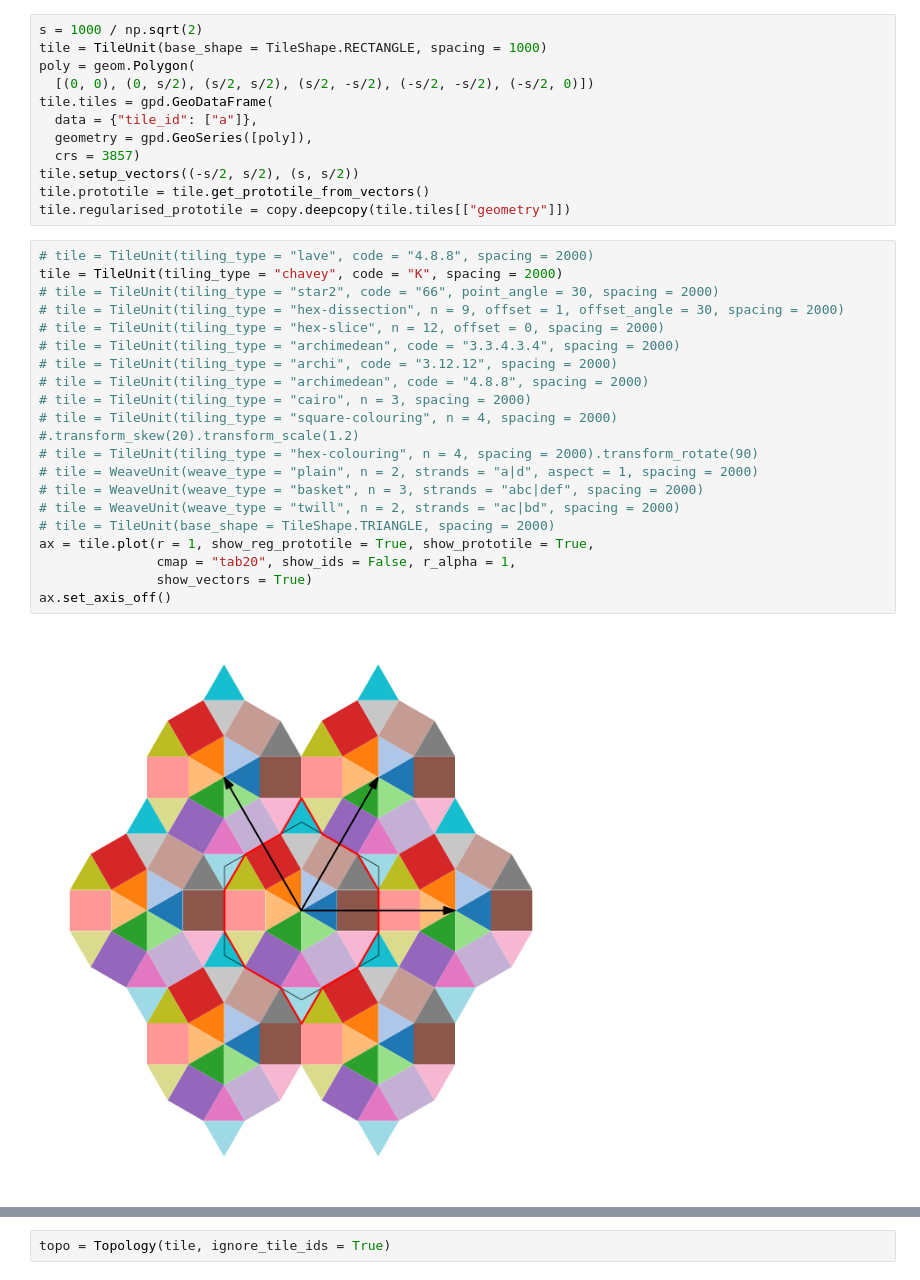
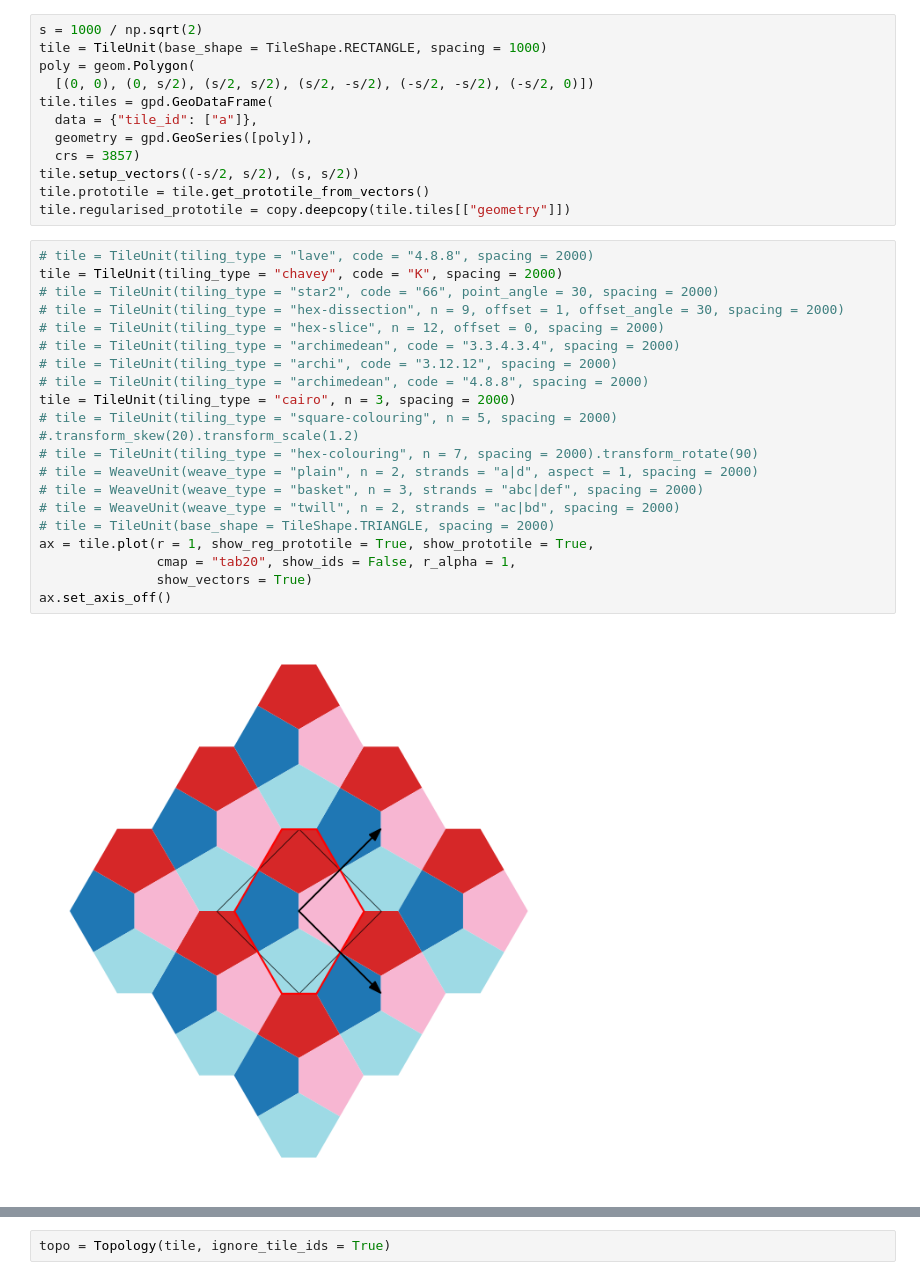
Before and after one commit to DOSull/weavingspace, a Jupyter notebook: examples/topology-working.ipynb, the cells around one changed output, grey strips where cells are left out. Cells and saved outputs as stored; diff of their text form.

```diff
--- a/examples/topology-working.ipynb
+++ b/examples/topology-working.ipynb
@@ -36,22 +37,22 @@ tile.regularised_prototile = copy.deepcopy(tile.tiles[["geometry"]])
 # %%
 # tile = TileUnit(tiling_type = "lave", code = "4.8.8", spacing = 2000)
 tile = TileUnit(tiling_type = "chavey", code = "K", spacing = 2000)
 # tile = TileUnit(tiling_type = "star2", code = "66", point_angle = 30, spacing = 2000)
 # tile = TileUnit(tiling_type = "hex-dissection", n = 9, offset = 1, offset_angle = 30, spacing = 2000)
 # tile = TileUnit(tiling_type = "hex-slice", n = 12, offset = 0, spacing = 2000)
 # tile = TileUnit(tiling_type = "archimedean", code = "3.3.4.3.4", spacing = 2000)
 # tile = TileUnit(tiling_type = "archi", code = "3.12.12", spacing = 2000)
 # tile = TileUnit(tiling_type = "archimedean", code = "4.8.8", spacing = 2000)
-# tile = TileUnit(tiling_type = "cairo", n = 3, spacing = 2000)
-# tile = TileUnit(tiling_type = "square-colouring", n = 4, spacing = 2000) #.transform_skew(20).transform_scale(1.2)
-# tile = TileUnit(tiling_type = "hex-colouring", n = 4, spacing = 2000).transform_rotate(90)
+tile = TileUnit(tiling_type = "cairo", n = 3, spacing = 2000)
+# tile = TileUnit(tiling_type = "square-colouring", n = 5, spacing = 2000) #.transform_skew(20).transform_scale(1.2)
+# tile = TileUnit(tiling_type = "hex-colouring", n = 7, spacing = 2000).transform_rotate(90)
 # tile = WeaveUnit(weave_type = "plain", n = 2, strands = "a|d", aspect = 1, spacing = 2000)
 # tile = WeaveUnit(weave_type = "basket", n = 3, strands = "abc|def", spacing = 2000)
 # tile = WeaveUnit(weave_type = "twill", n = 2, strands = "ac|bd", spacing = 2000)
 # tile = TileUnit(base_shape = TileShape.TRIANGLE, spacing = 2000)
 ax = tile.plot(r = 1, show_reg_prototile = True, show_prototile = True,
                cmap = "tab20", show_ids = False, r_alpha = 1,
                show_vectors = True)
 ax.set_axis_off()
 # %% [output]
-[figure, old version]
+[figure, new version]
```
Also changed, not shown: parts of 8 cells of this notebook, 3 other files.
